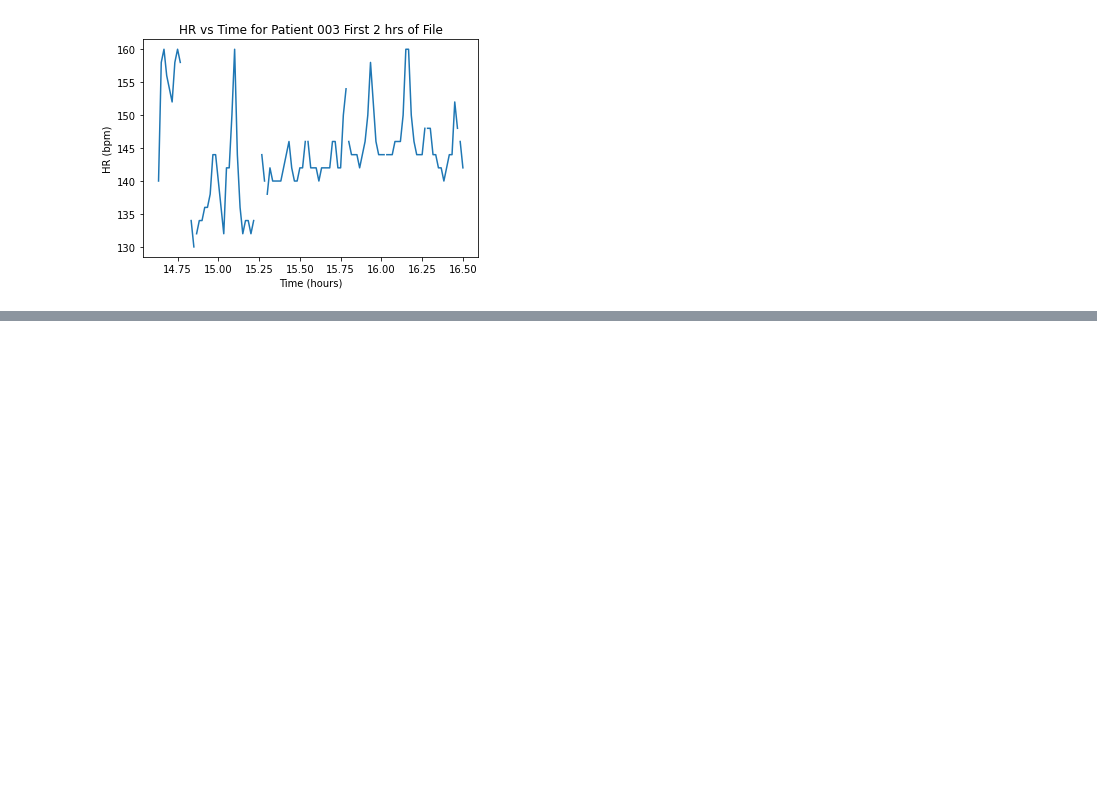
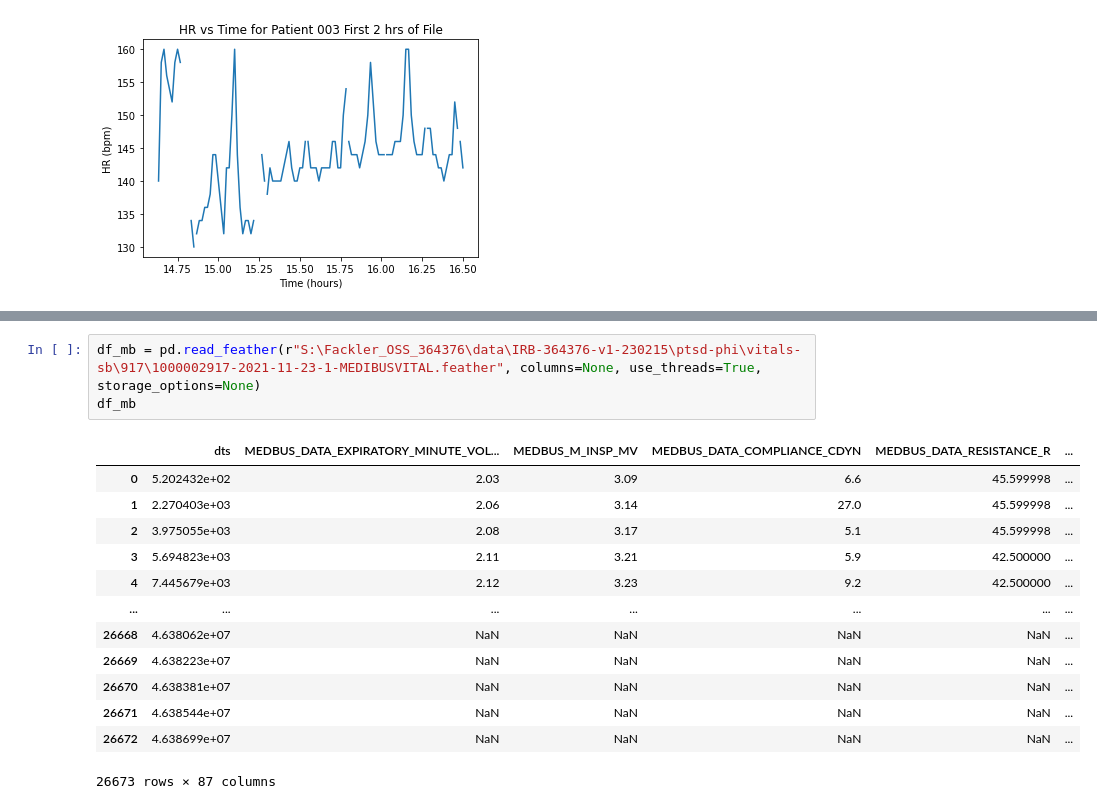
Before and after one commit to fyng/PedAccel, a Jupyter notebook: JHU SAFE/sandbox.ipynb, the cells around one changed output, grey strips where cells are left out. Saved outputs shown, nothing was run; the diff lists cells and outputs as text; blank space fills up the shorter version.

```diff
--- a/JHU SAFE/sandbox.ipynb
+++ b/JHU SAFE/sandbox.ipynb
@@ -287,0 +321,17 @@ Text(0, 0.5, 'HR (bpm)')
+# %%
+df_mb = pd.read_feather(r"S:\Fackler_OSS_364376\data\IRB-364376-v1-230215\ptsd-phi\vitals-sb\917\1000002917-2021-11-23-1-MEDIBUSVITAL.feather", columns=None, use_threads=True, storage_options=None)
+df_mb
+# %% [output]
+|  | dts | MEDBUS_DATA_EXPIRATORY_MINUTE_VOL... | MEDBUS_M_INSP_MV | MEDBUS_DATA_COMPLIANCE_CDYN | MEDBUS_DATA_RESISTANCE_R | ... |
+| 0 | 5.202432e+02 | 2.03 | 3.09 | 6.6 | 45.599998 | ... |
+| 1 | 2.270403e+03 | 2.06 | 3.14 | 27.0 | 45.599998 | ... |
+| 2 | 3.975055e+03 | 2.08 | 3.17 | 5.1 | 45.599998 | ... |
+| 3 | 5.694823e+03 | 2.11 | 3.21 | 5.9 | 42.500000 | ... |
+| 4 | 7.445679e+03 | 2.12 | 3.23 | 9.2 | 42.500000 | ... |
+| ... | ... | ... | ... | ... | ... | ... |
+| 26668 | 4.638062e+07 | NaN | NaN | NaN | NaN | ... |
+| 26669 | 4.638223e+07 | NaN | NaN | NaN | NaN | ... |
+| 26670 | 4.638381e+07 | NaN | NaN | NaN | NaN | ... |
+| 26671 | 4.638544e+07 | NaN | NaN | NaN | NaN | ... |
+| 26672 | 4.638699e+07 | NaN | NaN | NaN | NaN | ... |
+26673 rows × 87 columns
```
Also changed, not shown: parts of 4 cells of this notebook, 1 other file.
